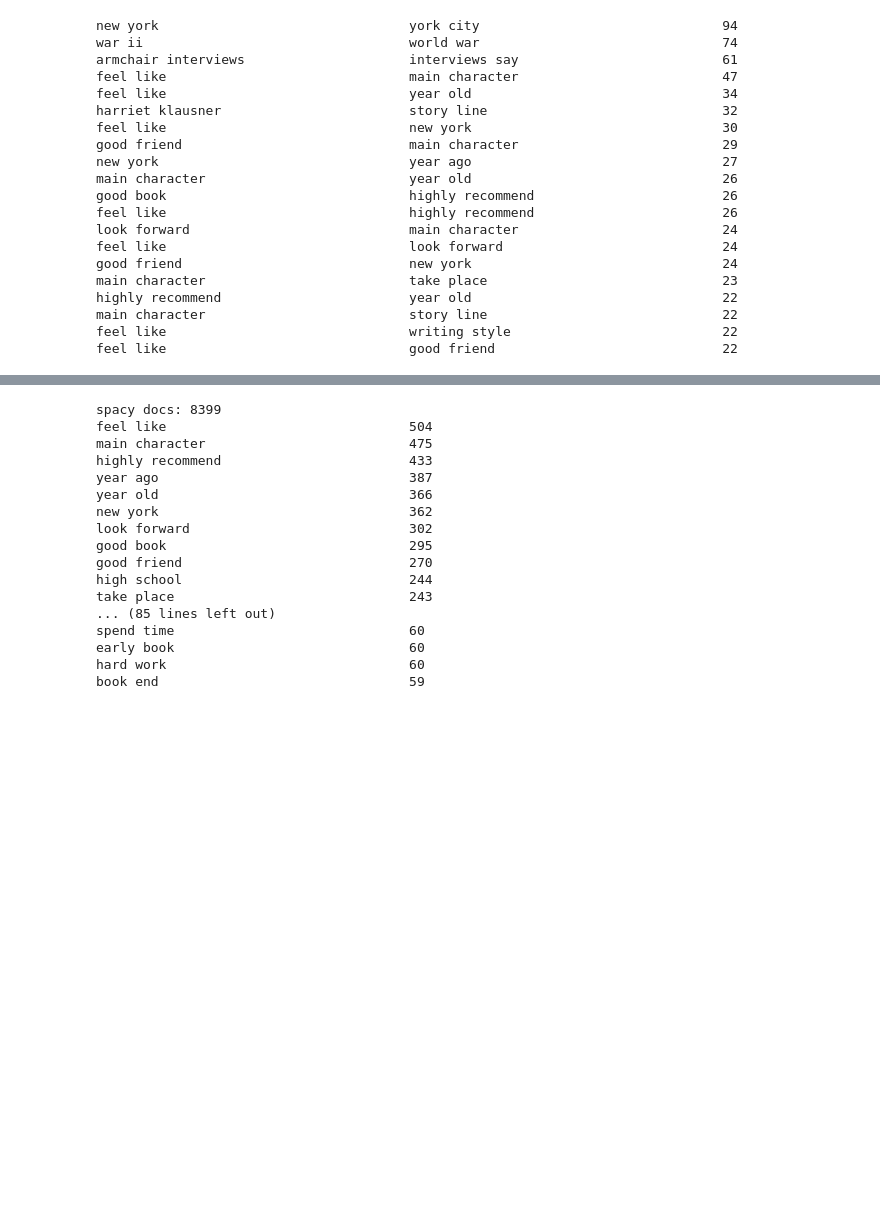
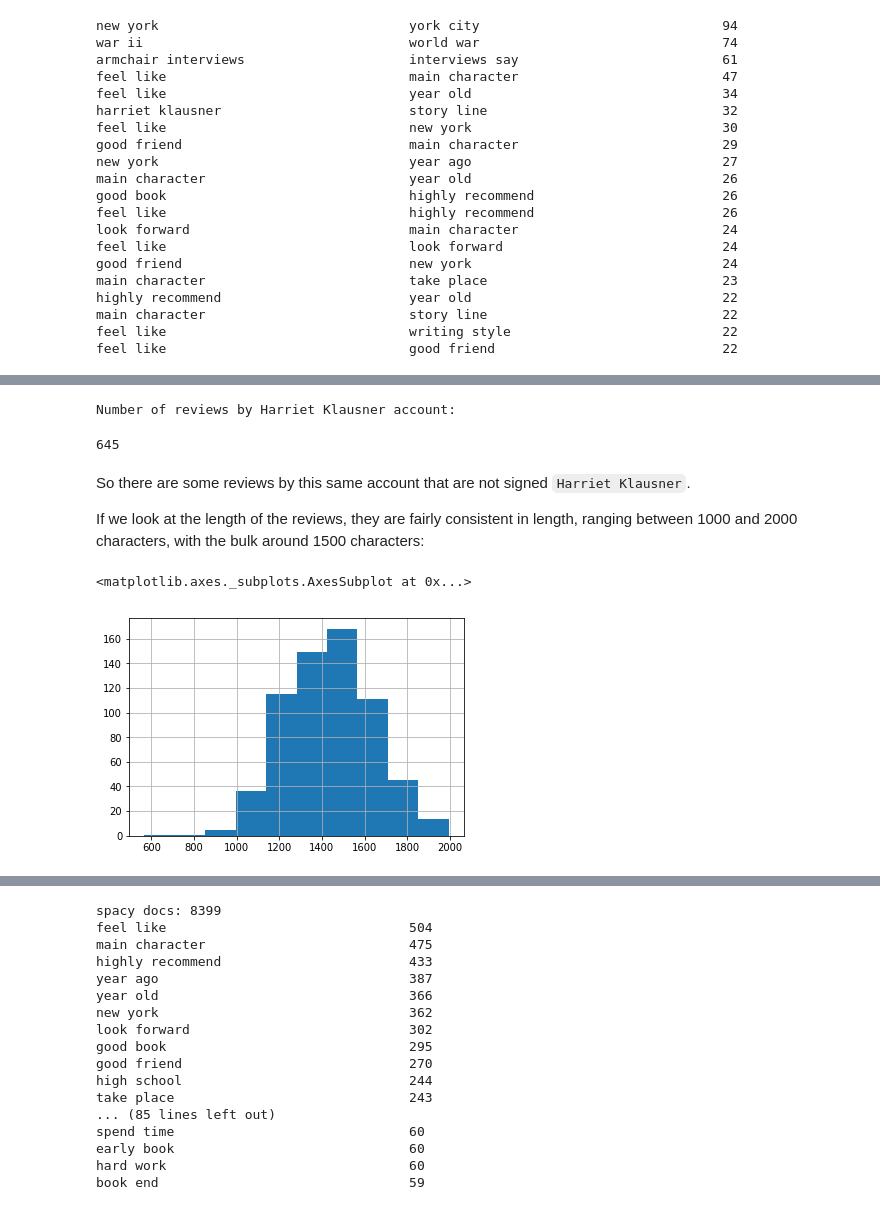
Before and after one commit to marijnkoolen/data-scopes-data-scale, a Jupyter notebook: Goodreads-review-analysis.ipynb, the cells around one changed output, grey strips where cells are left out. Saved outputs shown, nothing was run; the diff lists cells and outputs as text; code cells hidden in the pictures; blank space fills up the shorter version.

```diff
--- a/Goodreads-review-analysis.ipynb
+++ b/Goodreads-review-analysis.ipynb
@@ -648,0 +717,20 @@ feel like                               good friend
+# %%
+# Prolific reviewer Harriet Klausner
+print('Number of reviews by Harriet Klausner account:')
+df[df.reviewer_id == 'AFVQZQ8PW0L'].shape[0]
+# %% [output]
+Number of reviews by Harriet Klausner account:
+645
+# %% [markdown]
+So there are some reviews by this same account that are not signed `Harriet Klausner`.
+
+If we look at the length of the reviews, they are fairly consistent in length, ranging between 1000 and 2000 characters, with the bulk around 1500 characters:
+# %%
+import matplotlib.pyplot as plt
+%matplotlib inline
+
+# Prolific reviewer Harriet Klausner
+df[df.reviewer_id == 'AFVQZQ8PW0L'].review_length.hist()
+# %% [output]
+<matplotlib.axes._subplots.AxesSubplot at 0x...>
+[figure, added]
```
Also changed, not shown: parts of 16 cells of this notebook.
